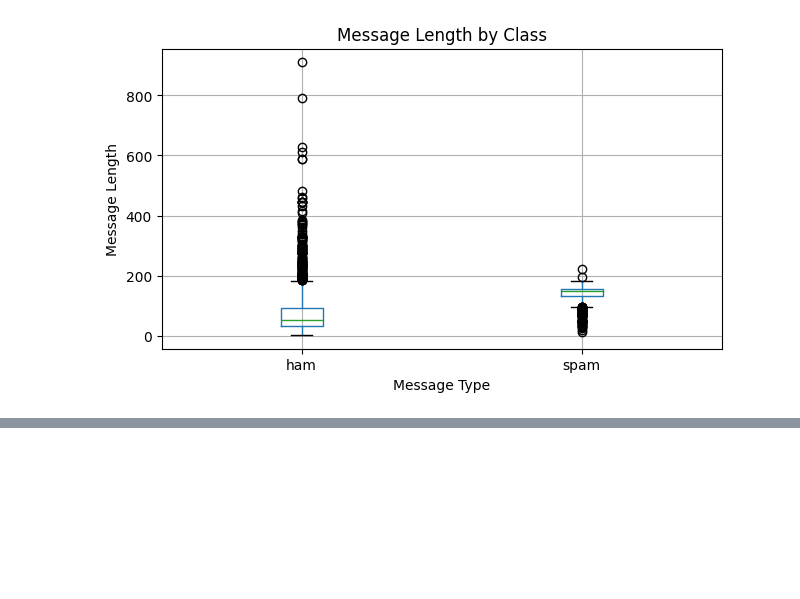
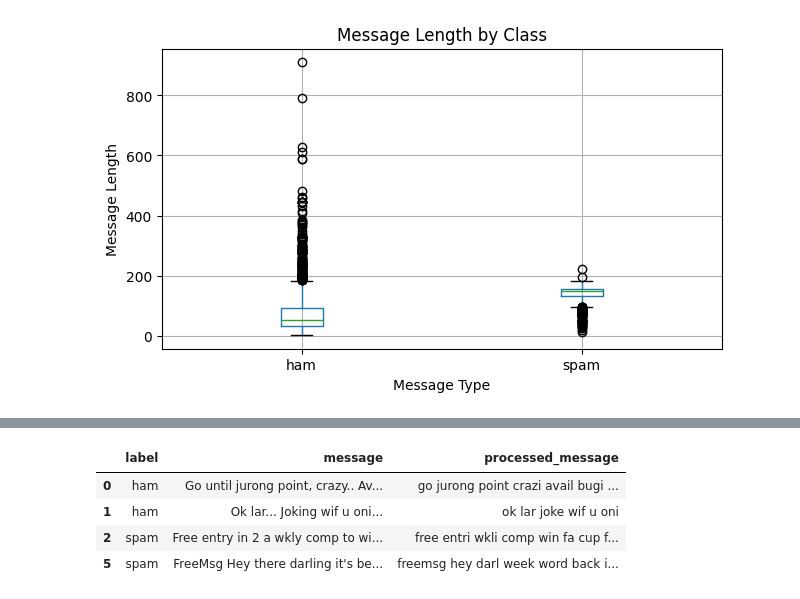
Before and after one commit to ramialzahrani-2200/DS483-NLP-Project, a Jupyter notebook: notebooks/DS483_SMS_Spam_Project.ipynb, the cells around one changed output, grey strips where cells are left out. Saved outputs shown, nothing was run; the diff lists cells and outputs as text; code cells hidden in the pictures; blank space fills up the shorter version.

```diff
--- a/notebooks/DS483_SMS_Spam_Project.ipynb
+++ b/notebooks/DS483_SMS_Spam_Project.ipynb
@@ -96,0 +155,13 @@ plt.show()
+# %%
+examples = pd.concat([
+    df[df['label'] == 'ham'].head(2),
+    df[df['label'] == 'spam'].head(2)
+])
+
+examples[['label', 'message', 'processed_message']]
+# %% [output]
+|  | label | message | processed_message |
+| 0 | ham | Go until jurong point, crazy.. Av... | go jurong point crazi avail bugi ... |
+| 1 | ham | Ok lar... Joking wif u oni... | ok lar joke wif u oni |
+| 2 | spam | Free entry in 2 a wkly comp to wi... | free entri wkli comp win fa cup f... |
+| 5 | spam | FreeMsg Hey there darling it's be... | freemsg hey darl week word back i... |
```
Also changed, not shown: parts of 9 cells of this notebook.
